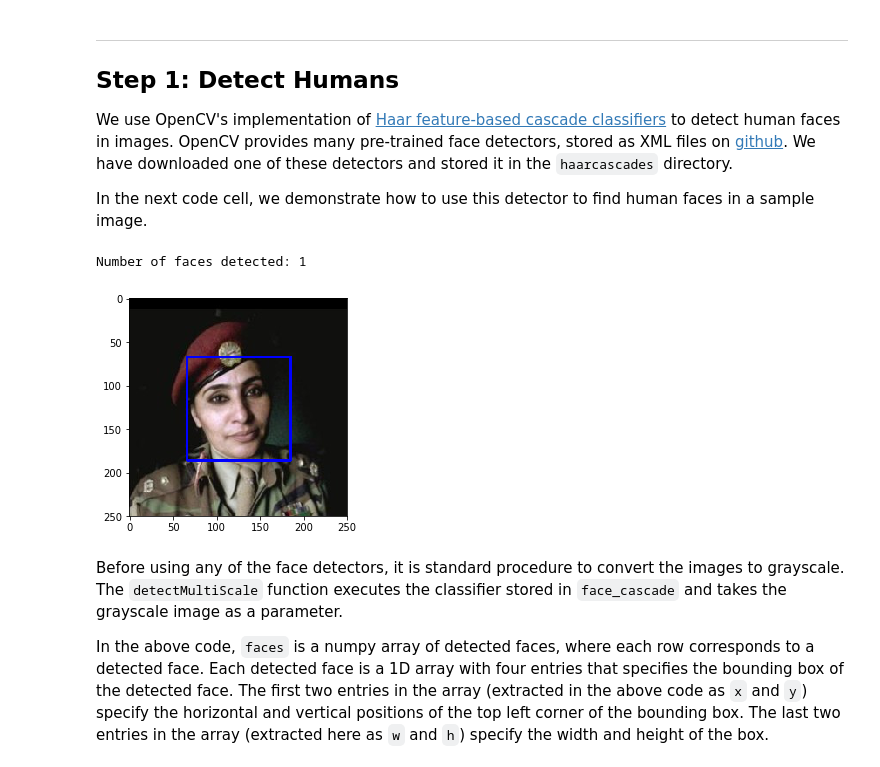
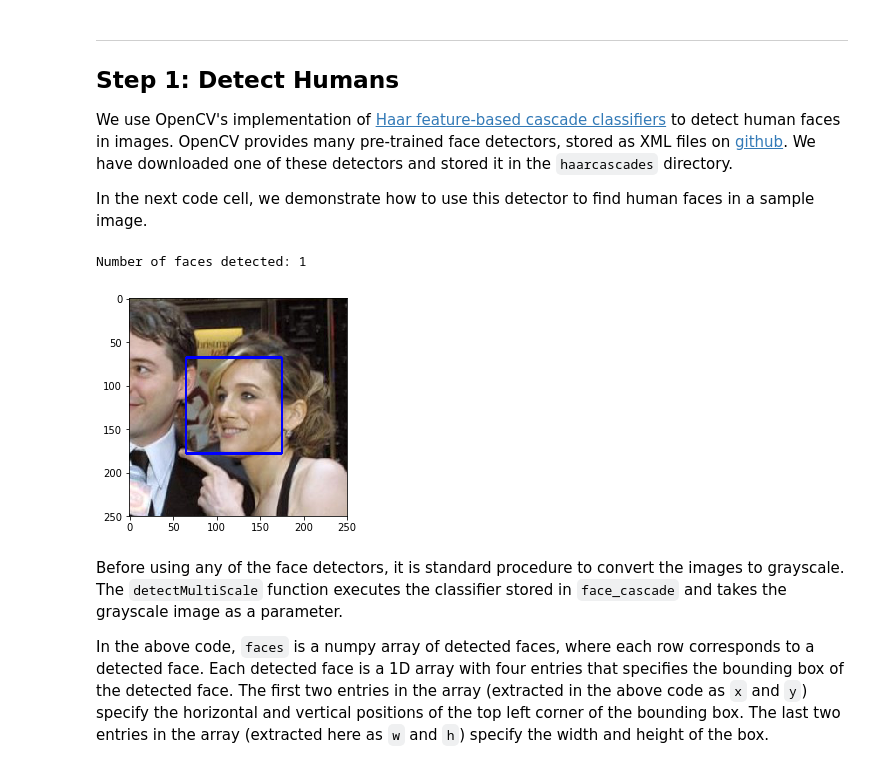
Before and after one commit to lalit527/dog-project, a Jupyter notebook: dog_app.ipynb, the cells around one changed output. Cells and saved outputs as stored; diff of their text form; code cells hidden in the pictures.

```diff
--- a/dog_app.ipynb
+++ b/dog_app.ipynb
@@ -121,35 +113,35 @@ In the next code cell, we demonstrate how to use this detector to find human fac
 import cv2
 import matplotlib.pyplot as plt
 %matplotlib inline
 
 # extract pre-trained face detector
 face_cascade = cv2.CascadeClassifier('haarcascades/haarcascade_frontalface_alt.xml')
 
 # load color (BGR) image
-img = cv2.imread(human_files[3])
+img = cv2.imread(human_files[100])
 # convert BGR image to grayscale
 gray = cv2.cvtColor(img, cv2.COLOR_BGR2GRAY)
 
 # find faces in image
 faces = face_cascade.detectMultiScale(gray)
 
 # print number of faces detected in the image
 print('Number of faces detected:', len(faces))
 
 # get bounding box for each detected face
 for (x,y,w,h) in faces:
     # add bounding box to color image
     cv2.rectangle(img,(x,y),(x+w,y+h),(255,0,0),2)
 
 # convert BGR image to RGB for plotting
 cv_rgb = cv2.cvtColor(img, cv2.COLOR_BGR2RGB)
 
 # display the image, along with bounding box
 plt.imshow(cv_rgb)
 plt.show()
 # %% [output]
 Number of faces detected: 1
-[figure, old version]
+[figure, new version]
 # %% [markdown]
 Before using any of the face detectors, it is standard procedure to convert the images to grayscale.  The `detectMultiScale` function executes the classifier stored in `face_cascade` and takes the grayscale image as a parameter.
 
```
Also changed, not shown: parts of 32 cells of this notebook, 1 other file.
